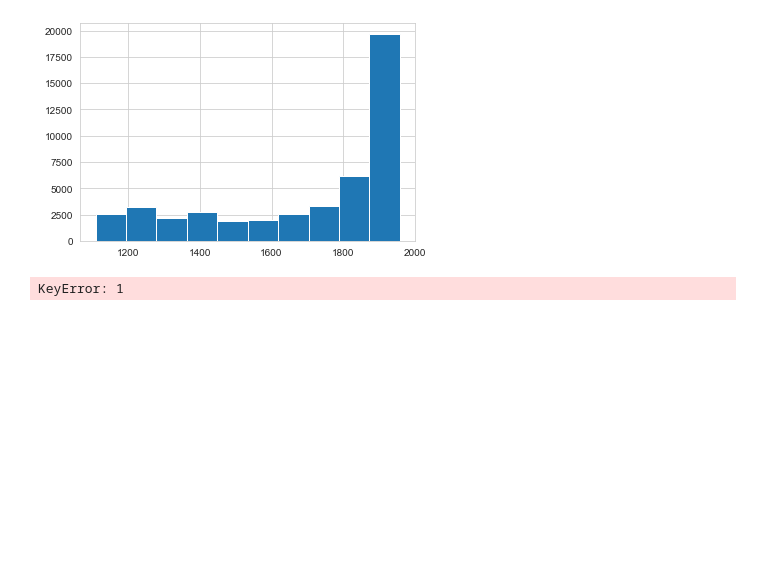
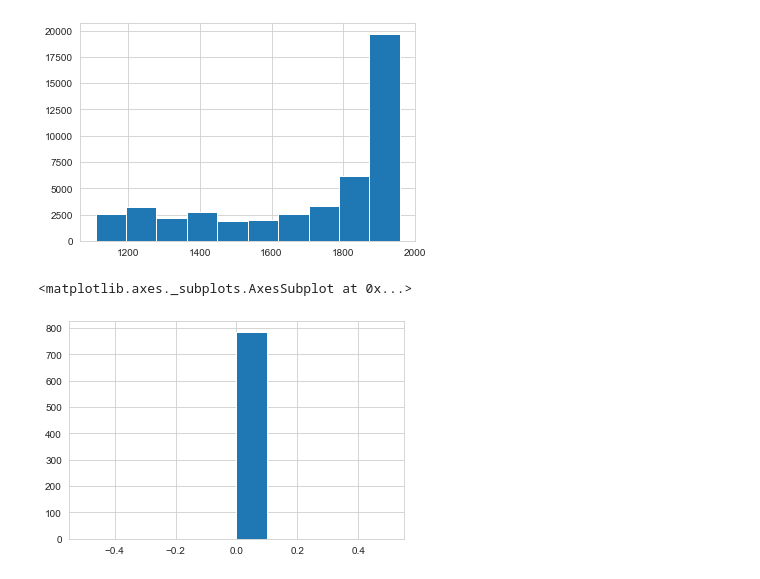
Before and after one commit to Vargeszti/Thesis, a Jupyter notebook: code/benchmark_data.ipynb, the cells around one changed output. Drawn from its saved outputs; the diff is of its cells as text; code cells hidden in the pictures; blank space fills up the shorter version.

```diff
--- a/code/benchmark_data.ipynb
+++ b/code/benchmark_data.ipynb
@@ -137,9 +139,10 @@ fil = (drug_resultsDF == 0).sum(0) < 43000
 good_experiments = drug_resultsDF.columns[fil]
 drug_resultsDF = drug_resultsDF[good_experiments]
 # %%
-(drug_resultsDF == 0).sum().hist(1)
+(drug_resultsDF == 0).sum().hist()
 # %% [output]
-KeyError: 1
+<matplotlib.axes._subplots.AxesSubplot at 0x...>
+[figure, added]
 # %%
 ### filter bad genes (with a lot of NaN)
 fil = (drug_resultsDF == 0).sum(1) == 0
```
Also changed, not shown: parts of 3 cells of this notebook.
